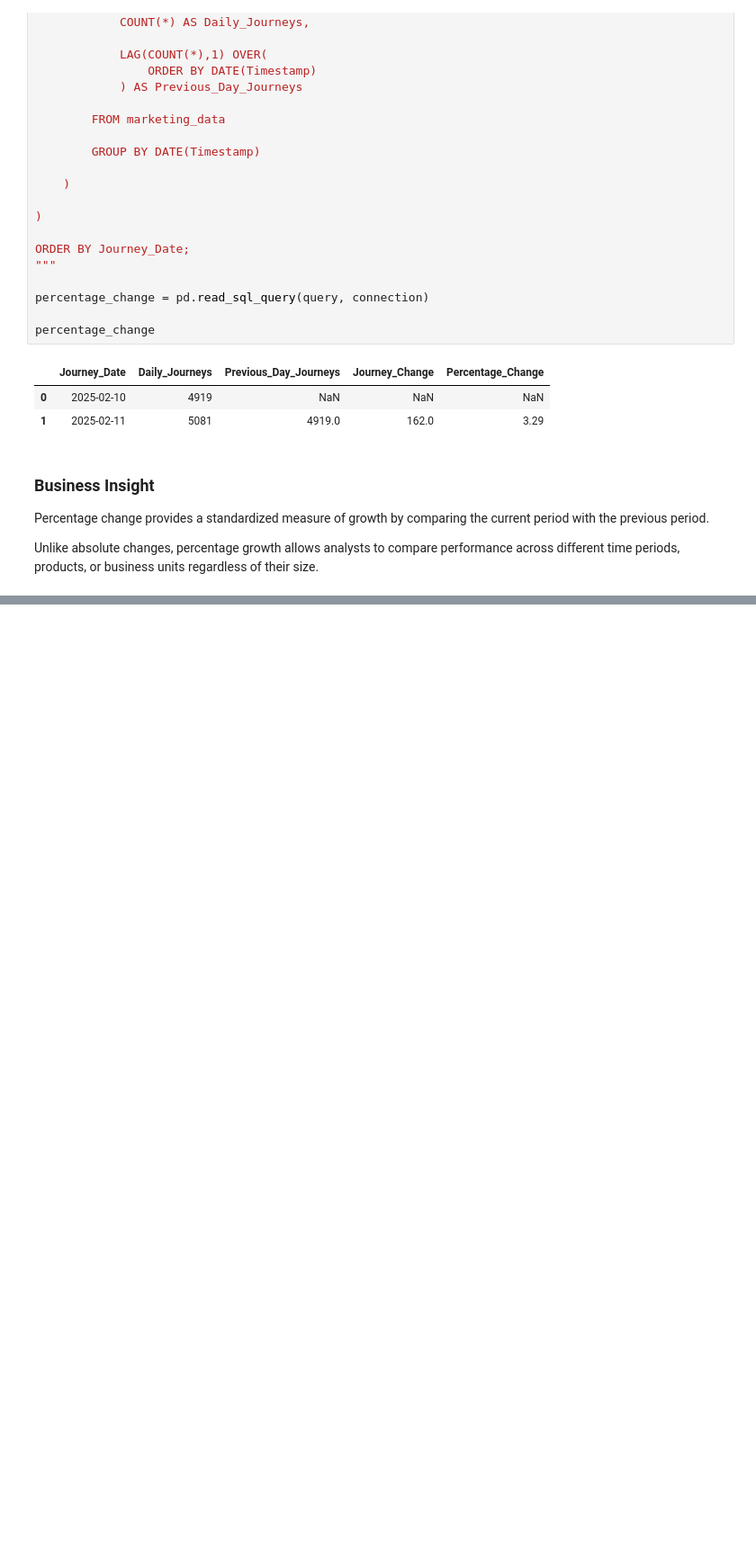
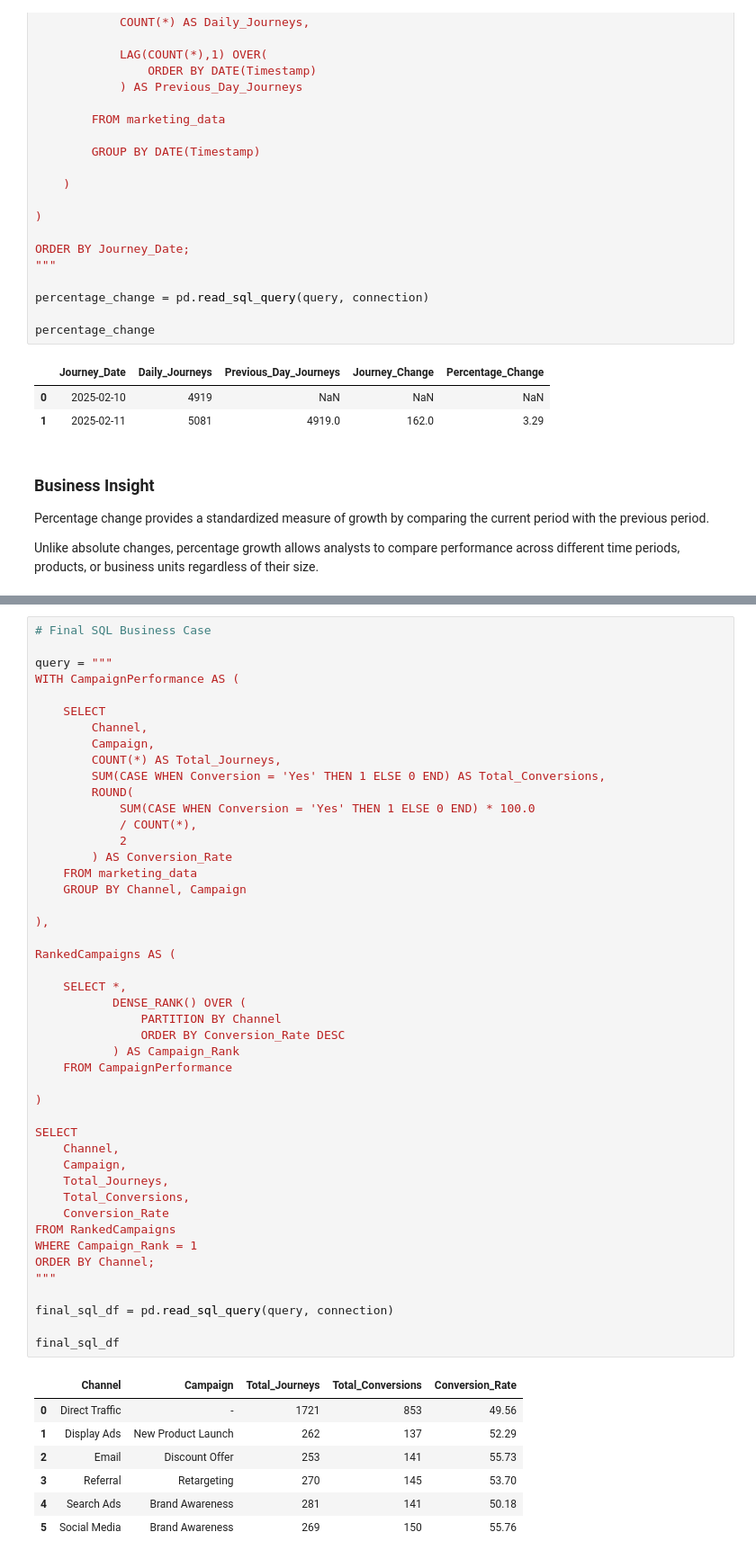
Before and after one commit to sakinasayed512/multi-touch-attribution, a Jupyter notebook: Marketing_Attribution_ROI_Dashboard/notebooks/01_Data_Exploration.ipynb, the cells around one changed output, grey strips where cells are left out. Shown at 90% size. Drawn from its saved outputs; the diff is of its cells as text; blank space fills up the shorter version.

```diff
--- a/Marketing_Attribution_ROI_Dashboard/notebooks/01_Data_Exploration.ipynb
+++ b/Marketing_Attribution_ROI_Dashboard/notebooks/01_Data_Exploration.ipynb
@@ -1942,0 +2206,54 @@ Unlike absolute changes, percentage growth allows analysts to compare performanc
+# %%
+# Final SQL Business Case
+
+query = """
+WITH CampaignPerformance AS (
+
+    SELECT
+        Channel,
+        Campaign,
+        COUNT(*) AS Total_Journeys,
+        SUM(CASE WHEN Conversion = 'Yes' THEN 1 ELSE 0 END) AS Total_Conversions,
+        ROUND(
+            SUM(CASE WHEN Conversion = 'Yes' THEN 1 ELSE 0 END) * 100.0
+            / COUNT(*),
+            2
+        ) AS Conversion_Rate
+    FROM marketing_data
+    GROUP BY Channel, Campaign
+
+),
+
+RankedCampaigns AS (
+
+    SELECT *,
+           DENSE_RANK() OVER (
+               PARTITION BY Channel
+               ORDER BY Conversion_Rate DESC
+           ) AS Campaign_Rank
+    FROM CampaignPerformance
+
+)
+
+SELECT
+    Channel,
+    Campaign,
+    Total_Journeys,
+    Total_Conversions,
+    Conversion_Rate
+FROM RankedCampaigns
+WHERE Campaign_Rank = 1
+ORDER BY Channel;
+"""
+
+final_sql_df = pd.read_sql_query(query, connection)
+
+final_sql_df
+# %% [output]
+|  | Channel | Campaign | Total_Journeys | Total_Conversions | Conversion_Rate |
+| 0 | Direct Traffic | - | 1721 | 853 | 49.56 |
+| 1 | Display Ads | New Product Launch | 262 | 137 | 52.29 |
+| 2 | Email | Discount Offer | 253 | 141 | 55.73 |
+| 3 | Referral | Retargeting | 270 | 145 | 53.70 |
+| 4 | Search Ads | Brand Awareness | 281 | 141 | 50.18 |
+| 5 | Social Media | Brand Awareness | 269 | 150 | 55.76 |
```
Also changed, not shown: parts of 16 cells of this notebook.
